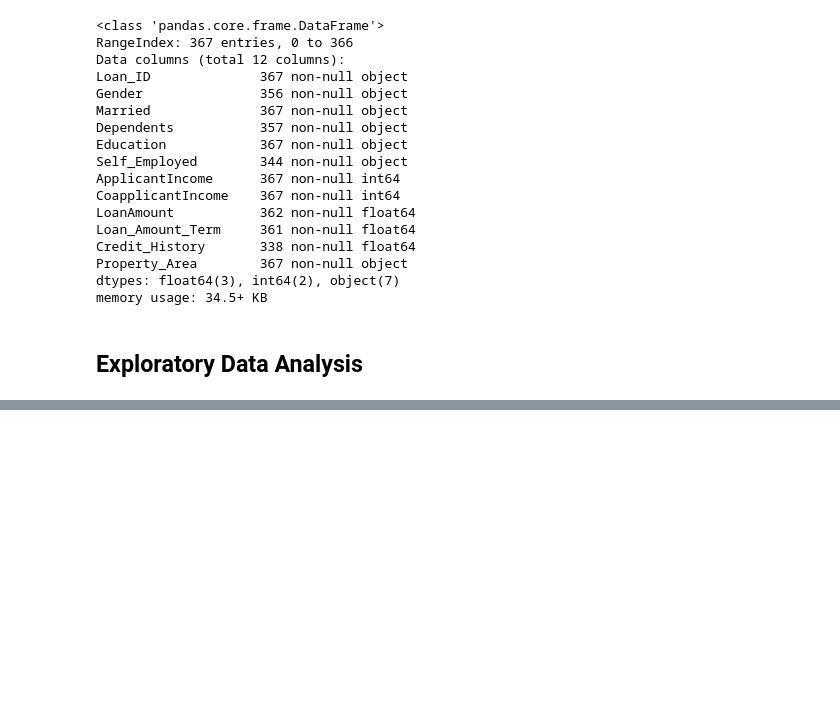
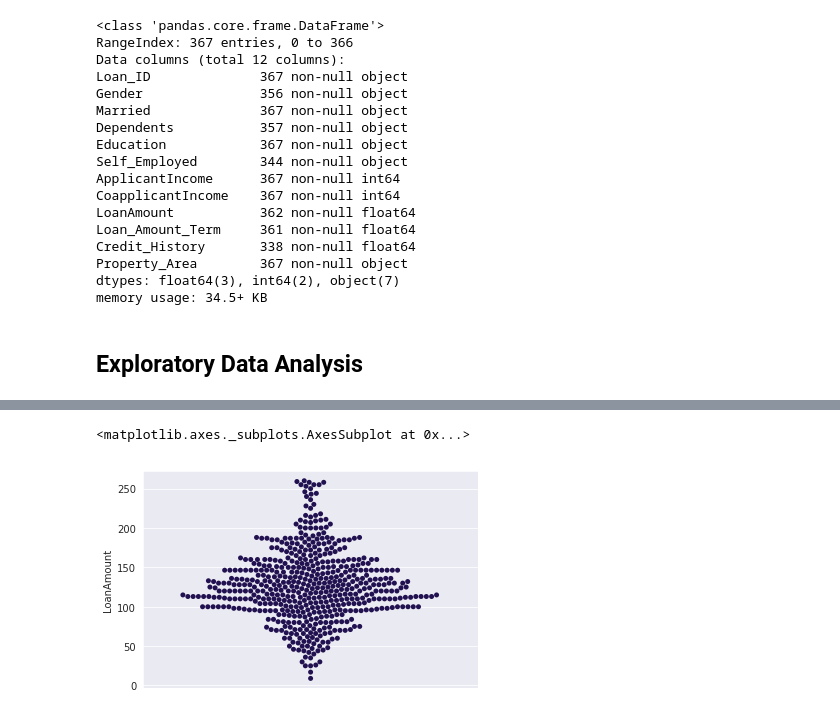
Before and after one commit to yammy20/DataScienceProjects, a Jupyter notebook: LoanPredictionSet/Loan Prediction Set.ipynb, the cells around one changed output, grey strips where cells are left out. Cells and saved outputs as stored; diff of their text form; code cells hidden in the pictures; blank space fills up the shorter version.

```diff
--- a/LoanPredictionSet/Loan Prediction Set.ipynb
+++ b/LoanPredictionSet/Loan Prediction Set.ipynb
@@ -1224,0 +1254,5 @@ memory usage: 34.5+ KB
+# %%
+sns.swarmplot(data=cleaned_df, x='LoanAmount', orient='v')
+# %% [output]
+<matplotlib.axes._subplots.AxesSubplot at 0x...>
+[figure, added]
```
Also changed, not shown: parts of 22 cells of this notebook.
